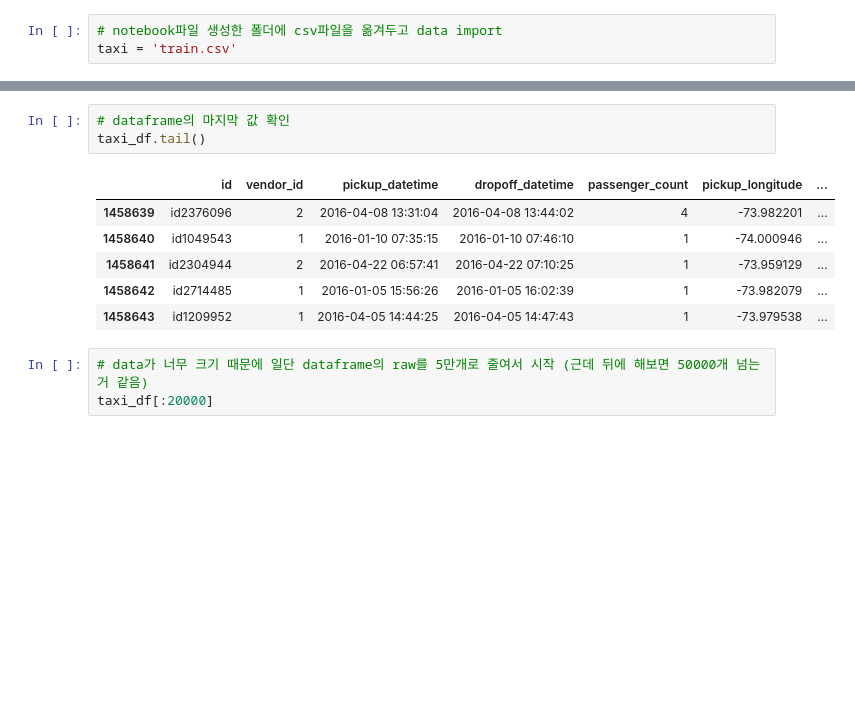
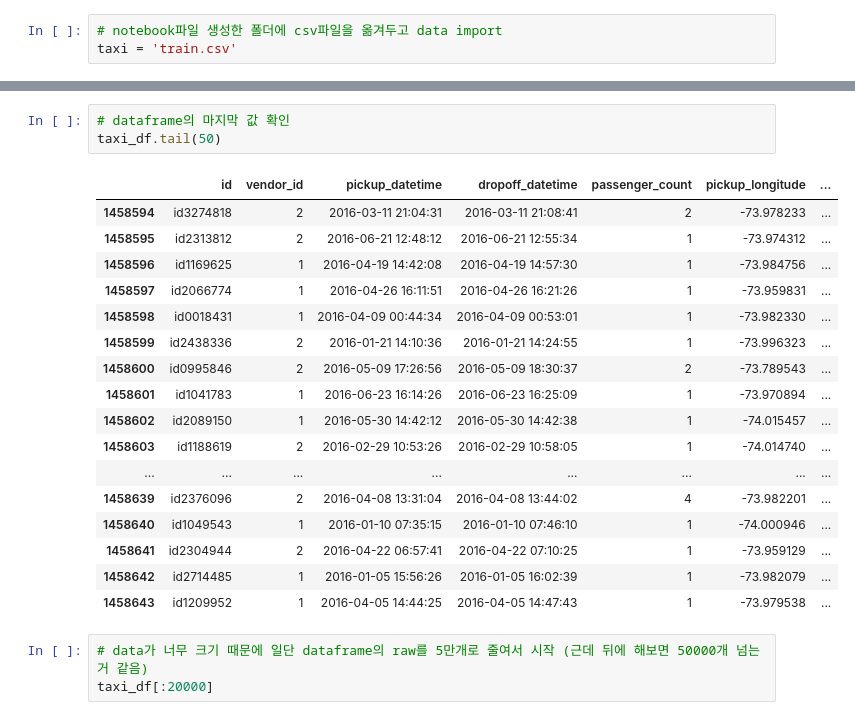
Before and after one commit to GIMINSU/nyc_taxi, a Jupyter notebook: nyc_taxi.ipynb, the cells around one changed output, grey strips where cells are left out. Drawn from its saved outputs; the diff is of its cells as text; blank space fills up the shorter version.

```diff
--- a/nyc_taxi.ipynb
+++ b/nyc_taxi.ipynb
@@ -38,8 +43,19 @@ taxi_df.head()
 # %%
 # dataframe의 마지막 값 확인
-taxi_df.tail()
+taxi_df.tail(50)
 # %% [output]
 |  | id | vendor_id | pickup_datetime | dropoff_datetime | passenger_count | pickup_longitude | ... |
+| 1458594 | id3274818 | 2 | 2016-03-11 21:04:31 | 2016-03-11 21:08:41 | 2 | -73.978233 | ... |
+| 1458595 | id2313812 | 2 | 2016-06-21 12:48:12 | 2016-06-21 12:55:34 | 1 | -73.974312 | ... |
+| 1458596 | id1169625 | 1 | 2016-04-19 14:42:08 | 2016-04-19 14:57:30 | 1 | -73.984756 | ... |
+| 1458597 | id2066774 | 1 | 2016-04-26 16:11:51 | 2016-04-26 16:21:26 | 1 | -73.959831 | ... |
+| 1458598 | id0018431 | 1 | 2016-04-09 00:44:34 | 2016-04-09 00:53:01 | 1 | -73.982330 | ... |
+| 1458599 | id2438336 | 2 | 2016-01-21 14:10:36 | 2016-01-21 14:24:55 | 1 | -73.996323 | ... |
+| 1458600 | id0995846 | 2 | 2016-05-09 17:26:56 | 2016-05-09 18:30:37 | 2 | -73.789543 | ... |
+| 1458601 | id1041783 | 1 | 2016-06-23 16:14:26 | 2016-06-23 16:25:09 | 1 | -73.970894 | ... |
+| 1458602 | id2089150 | 1 | 2016-05-30 14:42:12 | 2016-05-30 14:42:38 | 1 | -74.015457 | ... |
+| 1458603 | id1188619 | 2 | 2016-02-29 10:53:26 | 2016-02-29 10:58:05 | 1 | -74.014740 | ... |
+| ... | ... | ... | ... | ... | ... | ... | ... |
 | 1458639 | id2376096 | 2 | 2016-04-08 13:31:04 | 2016-04-08 13:44:02 | 4 | -73.982201 | ... |
 | 1458640 | id1049543 | 1 | 2016-01-10 07:35:15 | 2016-01-10 07:46:10 | 1 | -74.000946 | ... |
 | 1458641 | id2304944 | 2 | 2016-04-22 06:57:41 | 2016-04-22 07:10:25 | 1 | -73.959129 | ... |
```
Also changed, not shown: parts of 8 cells of this notebook.
